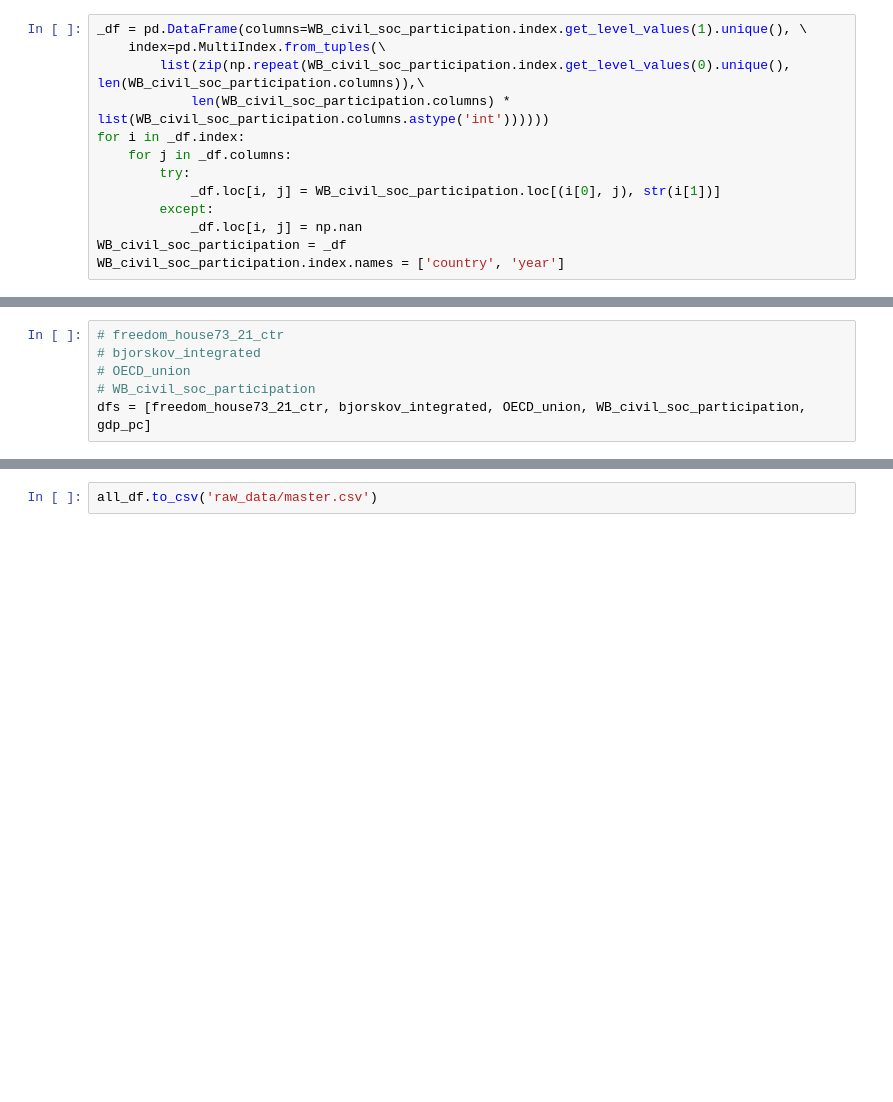
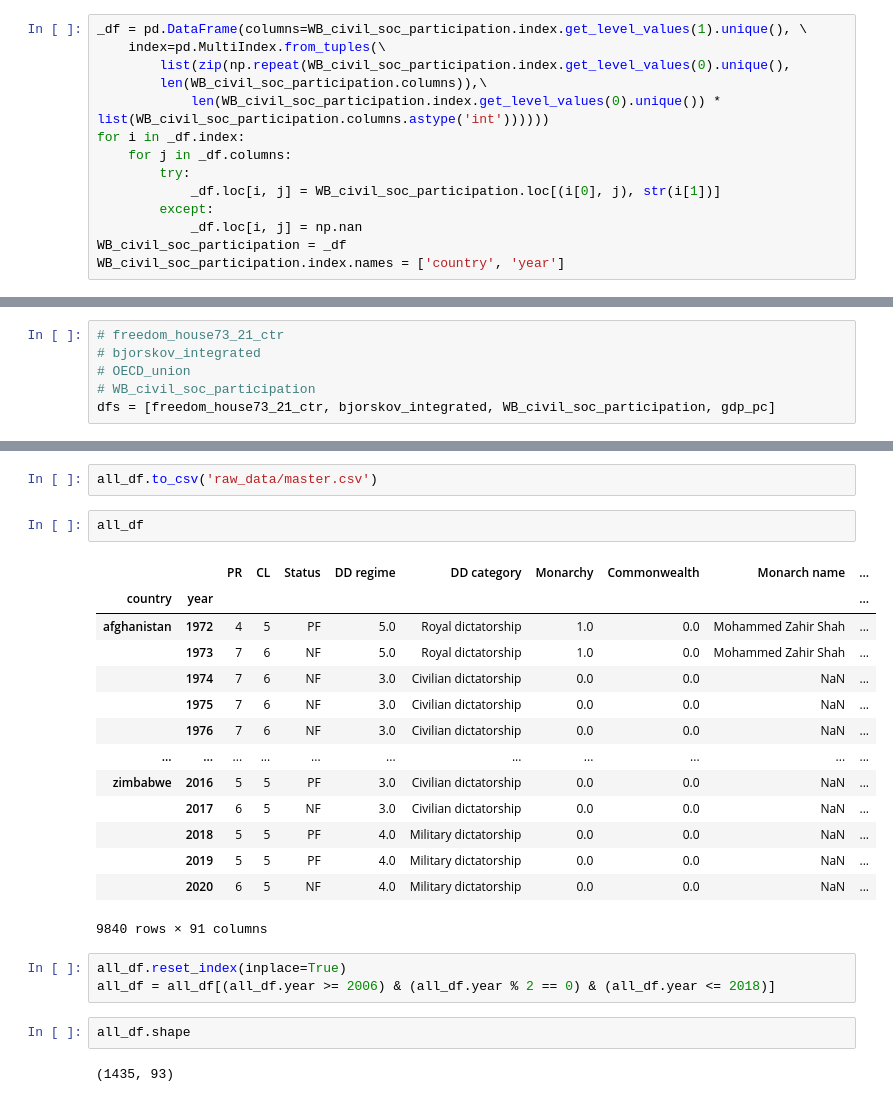
Before and after one commit to SanteriVtj/Econometrics-Capstone, a Jupyter notebook: data.ipynb, the cells around one changed output, grey strips where cells are left out. Saved outputs shown, nothing was run; the diff lists cells and outputs as text; blank space fills up the shorter version.

```diff
--- a/data.ipynb
+++ b/data.ipynb
@@ -200,8 +200,9 @@ WB_civil_soc_participation.index.names = ['country', 'year']
 # %%
 _df = pd.DataFrame(columns=WB_civil_soc_participation.index.get_level_values(1).unique(), \
     index=pd.MultiIndex.from_tuples(\
-        list(zip(np.repeat(WB_civil_soc_participation.index.get_level_values(0).unique(), len(WB_civil_soc_participation.columns)),\
-            len(WB_civil_soc_participation.columns) * list(WB_civil_soc_participation.columns.astype('int'))))))
+        list(zip(np.repeat(WB_civil_soc_participation.index.get_level_values(0).unique(),
+        len(WB_civil_soc_participation.columns)),\
+            len(WB_civil_soc_participation.index.get_level_values(0).unique()) * list(WB_civil_soc_participation.columns.astype('int'))))))
 for i in _df.index:
     for j in _df.columns:
         try:
@@ -266,7 +265,7 @@ gdp_pc
 # bjorskov_integrated
 # OECD_union
 # WB_civil_soc_participation
-dfs = [freedom_house73_21_ctr, bjorskov_integrated, OECD_union, WB_civil_soc_participation, gdp_pc]
+dfs = [freedom_house73_21_ctr, bjorskov_integrated, WB_civil_soc_participation, gdp_pc]
 # %%
 all_df = reduce(lambda l, r: l.join(r), dfs)
 # %%
@@ -275,3 +274,27 @@ all_df.shape
 (9840, 91)
 # %%
 all_df.to_csv('raw_data/master.csv')
+# %%
+all_df
+# %% [output]
+|  |  | PR | CL | Status | DD regime | DD category | Monarchy | Commonwealth | Monarch name | ... |
+| country | year |  |  |  |  |  |  |  |  | ... |
+| afghanistan | 1972 | 4 | 5 | PF | 5.0 | Royal dictatorship | 1.0 | 0.0 | Mohammed Zahir Shah | ... |
+|  | 1973 | 7 | 6 | NF | 5.0 | Royal dictatorship | 1.0 | 0.0 | Mohammed Zahir Shah | ... |
+|  | 1974 | 7 | 6 | NF | 3.0 | Civilian dictatorship | 0.0 | 0.0 | NaN | ... |
+|  | 1975 | 7 | 6 | NF | 3.0 | Civilian dictatorship | 0.0 | 0.0 | NaN | ... |
+|  | 1976 | 7 | 6 | NF | 3.0 | Civilian dictatorship | 0.0 | 0.0 | NaN | ... |
+| ... | ... | ... | ... | ... | ... | ... | ... | ... | ... | ... |
+| zimbabwe | 2016 | 5 | 5 | PF | 3.0 | Civilian dictatorship | 0.0 | 0.0 | NaN | ... |
+|  | 2017 | 6 | 5 | NF | 3.0 | Civilian dictatorship | 0.0 | 0.0 | NaN | ... |
+|  | 2018 | 5 | 5 | PF | 4.0 | Military dictatorship | 0.0 | 0.0 | NaN | ... |
+|  | 2019 | 5 | 5 | PF | 4.0 | Military dictatorship | 0.0 | 0.0 | NaN | ... |
+|  | 2020 | 6 | 5 | NF | 4.0 | Military dictatorship | 0.0 | 0.0 | NaN | ... |
+9840 rows × 91 columns
+# %%
+all_df.reset_index(inplace=True)
+all_df = all_df[(all_df.year >= 2006) & (all_df.year % 2 == 0) & (all_df.year <= 2018)]
+# %%
+all_df.shape
+# %% [output]
+(1435, 93)
```
Also changed, not shown: parts of 3 cells of this notebook, 2 other files.
